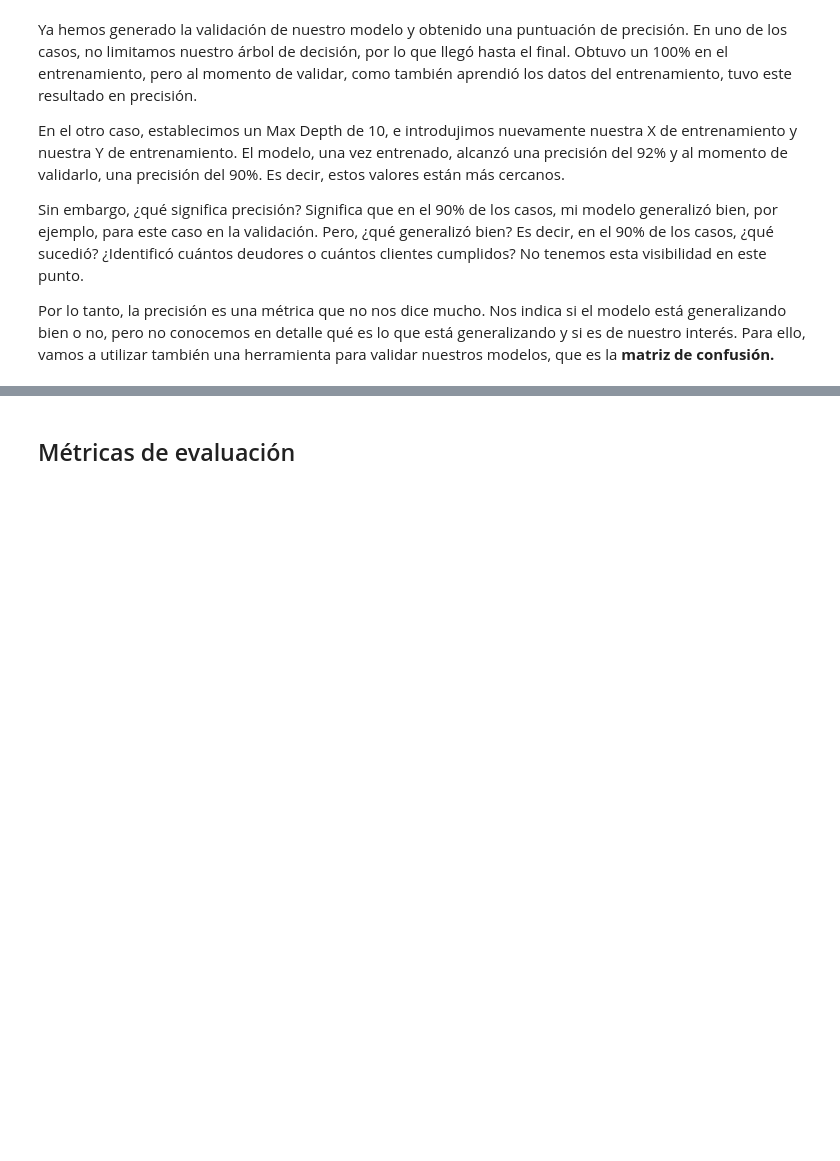
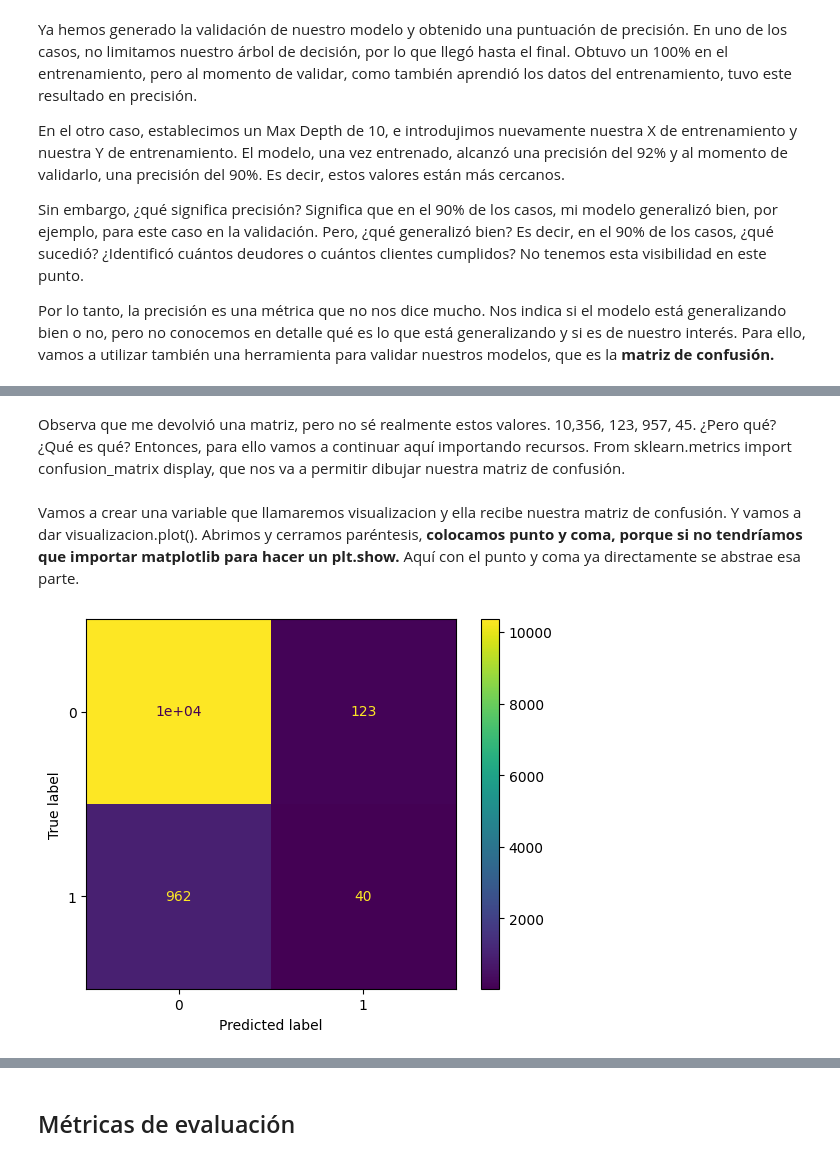
Before and after one commit to jorgevillegazz/Estadisticas-y-Machine-Learning-G9---ONE, a Jupyter notebook: Clasificacion_validacion_y_metricas.ipynb, the cells around one changed output, grey strips where cells are left out. Drawn from its saved outputs; the diff is of its cells as text; code cells hidden in the pictures; blank space fills up the shorter version.

```diff
--- a/Clasificacion_validacion_y_metricas.ipynb
+++ b/Clasificacion_validacion_y_metricas.ipynb
@@ -185,0 +192,4 @@ print(matriz_confucion)
+# %% [markdown]
+Observa que me devolvió una matriz, pero no sé realmente estos valores. 10,356, 123, 957, 45. ¿Pero qué? ¿Qué es qué? Entonces, para ello vamos a continuar aquí importando recursos. From sklearn.metrics import confusion_matrix display, que nos va a permitir dibujar nuestra matriz de confusión.
+# %% [markdown]
+Vamos a crear una variable que llamaremos visualizacion y ella recibe nuestra matriz de confusión. Y vamos a dar visualizacion.plot(). Abrimos y cerramos paréntesis, **colocamos punto y coma, porque si no tendríamos que importar matplotlib para hacer un plt.show.** Aquí con el punto y coma ya directamente se abstrae esa parte.
@@ -185,0 +198,5 @@ print(matriz_confucion)
+# %%
+visualizacion = ConfusionMatrixDisplay(matriz_confucion)
+visualizacion.plot();
+# %% [output]
+[figure, added]
```
Also changed, not shown: parts of 12 cells of this notebook.
